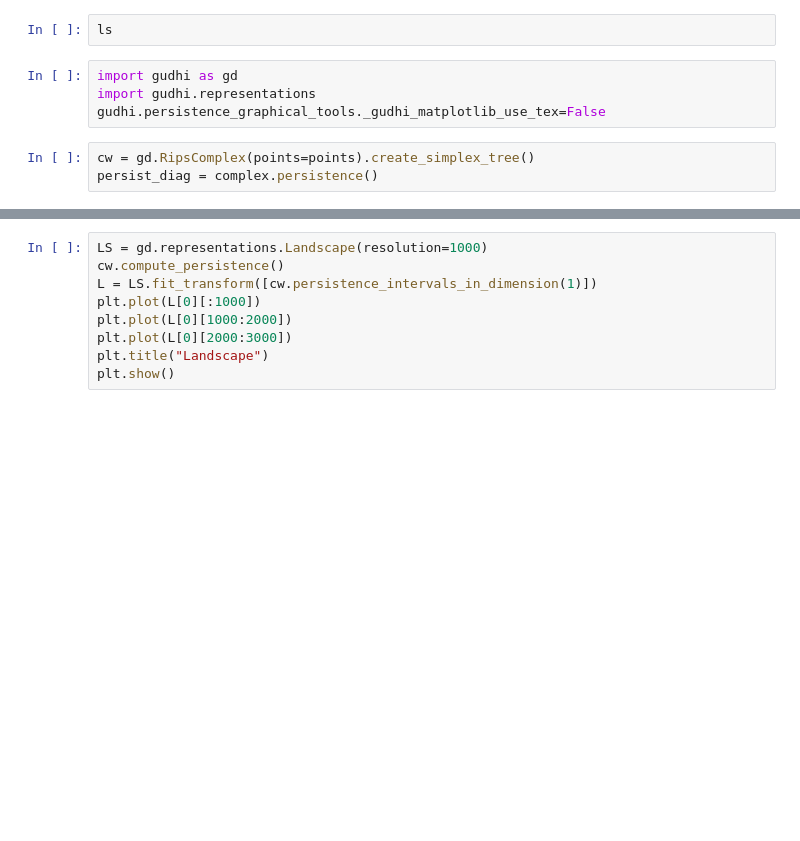
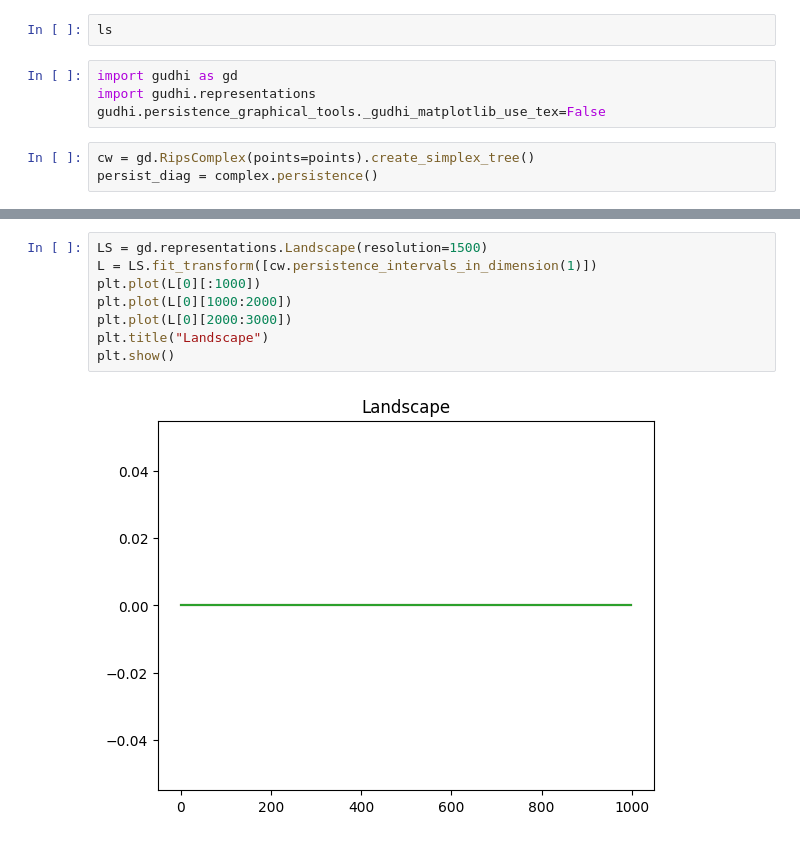
Before and after one commit to ephemeraldream/fRMIproject, a Jupyter notebook: genus-2.ipynb, the cells around one changed output, grey strips where cells are left out. Saved outputs shown, nothing was run; the diff lists cells and outputs as text; blank space fills up the shorter version.

```diff
--- a/genus-2.ipynb
+++ b/genus-2.ipynb
@@ -134,9 +166,10 @@ cw.betti_numbers()
 # %%
-LS = gd.representations.Landscape(resolution=1000)
-cw.compute_persistence()
+LS = gd.representations.Landscape(resolution=1500)
 L = LS.fit_transform([cw.persistence_intervals_in_dimension(1)])
 plt.plot(L[0][:1000])
 plt.plot(L[0][1000:2000])
 plt.plot(L[0][2000:3000])
 plt.title("Landscape")
 plt.show()
+# %% [output]
+[figure, added]
```
Also changed, not shown: parts of 6 cells of this notebook, 1 other file.
